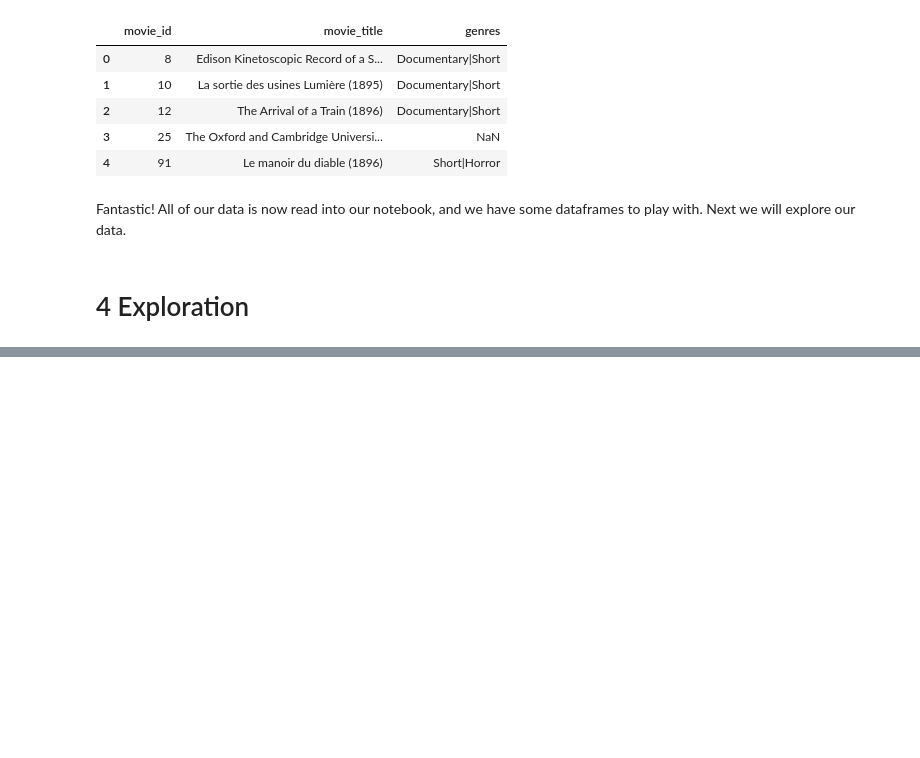
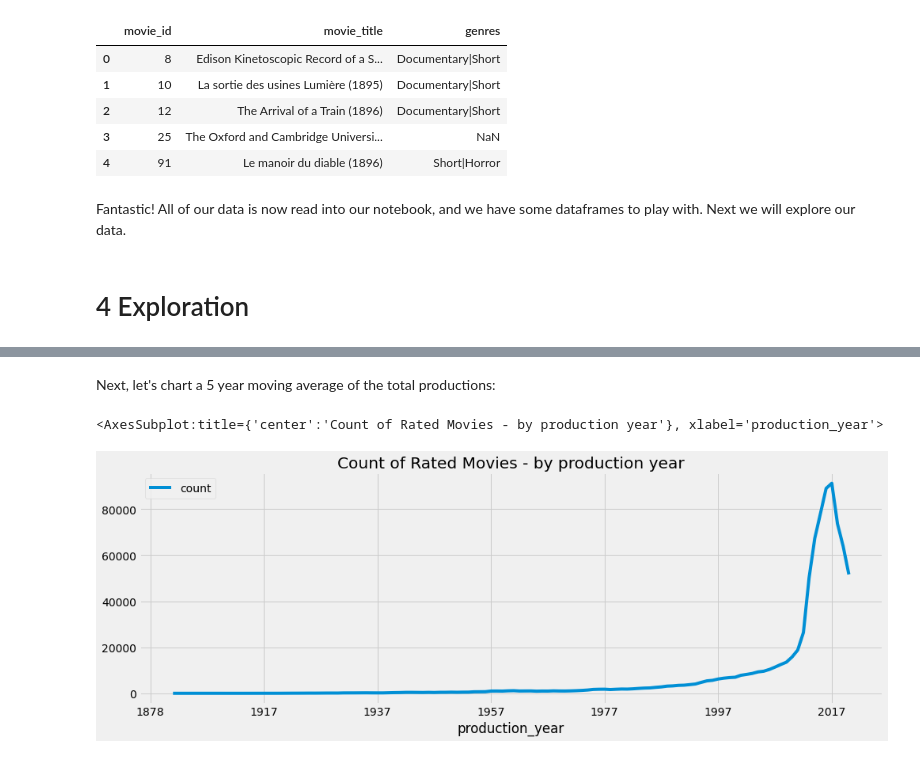
Before and after one commit to oligomyeggo/DevBio-scRNA-seq-Workshop, a Jupyter notebook: workspace/intro_to_programming/intro_to_python.ipynb, the cells around one changed output, grey strips where cells are left out. Cells and saved outputs as stored; diff of their text form; code cells hidden in the pictures; blank space fills up the shorter version.

```diff
--- a/workspace/intro_to_programming/intro_to_python.ipynb
+++ b/workspace/intro_to_programming/intro_to_python.ipynb
@@ -150,0 +298,3 @@ Fantastic! All of our data is now read into our notebook, and we have some dataf
+# %%
+dummies = movies_rating['genres'].str.get_dummies()
+dummies.head()
@@ -150,0 +311,6 @@ Fantastic! All of our data is now read into our notebook, and we have some dataf
+# %%
+tidy_movie_ratings = (pd.concat([movies_rating, dummies], axis=1)
+                       .drop(['rating_timestamp', 'genres'], axis=1)
+                )
+
+tidy_movie_ratings.head()
@@ -150,0 +391,13 @@ Fantastic! All of our data is now read into our notebook, and we have some dataf
+# %%
+# YOUR CODE HERE
+
+# Add a production_year column to tidy_movie_ratings
+tidy_movie_ratings['production_year'] =
+
+# Remove the last 7 characters from each entry in the movie_title column
+tidy_movie_ratings['movie_title'] =
+
+# Before checking out the results, let's reset the index on the dataframe first:
+tidy_movie_ratings.reset_index(inplace=True)
+
+# Check out the results
@@ -150,0 +429,9 @@ Fantastic! All of our data is now read into our notebook, and we have some dataf
+# %%
+condition = tidy_movie_ratings["production_year"].astype(int) < 2021
+
+prodcount = (tidy_movie_ratings[condition][["production_year", "movie_id"]]
+             .groupby("production_year")
+             .count()
+            )
+
+prodcount.tail()
@@ -150,0 +446,11 @@ Fantastic! All of our data is now read into our notebook, and we have some dataf
+# %% [markdown]
+Next, let's chart a 5 year moving average of the total productions:
+# %%
+(prodcount
+ .rolling(5).mean().rename(columns={"movie_id":"count"})
+ .plot(figsize=(15,5),
+       title="Count of Rated Movies - by production year")
+)
+# %% [output]
+<AxesSubplot:title={'center':'Count of Rated Movies - by production year'}, xlabel='production_year'>
+[figure, added]
```
Also changed, not shown: parts of 82 cells of this notebook.
